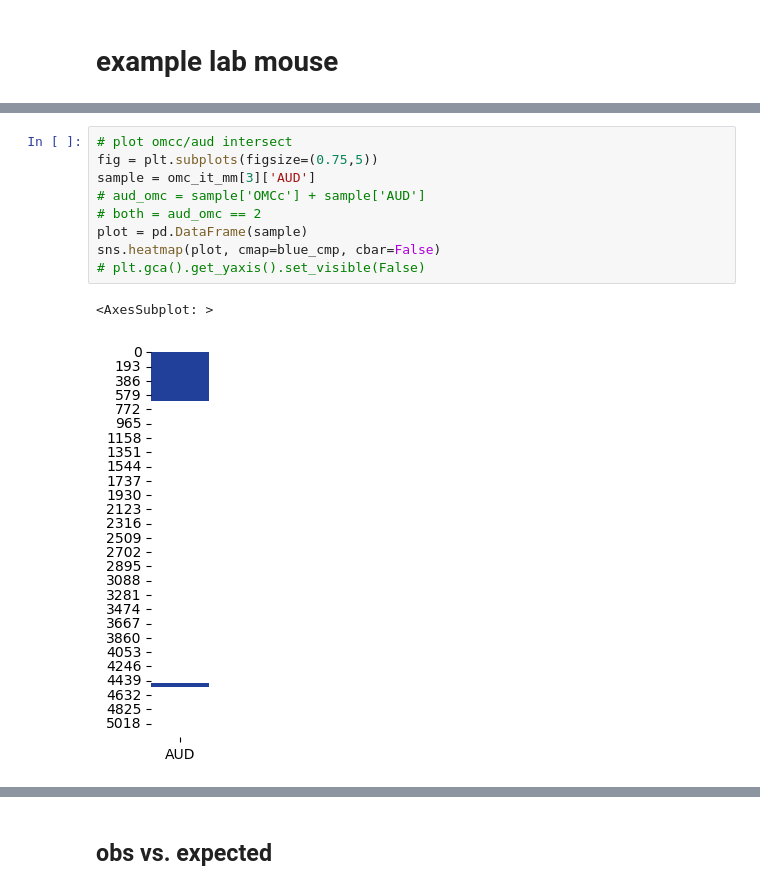
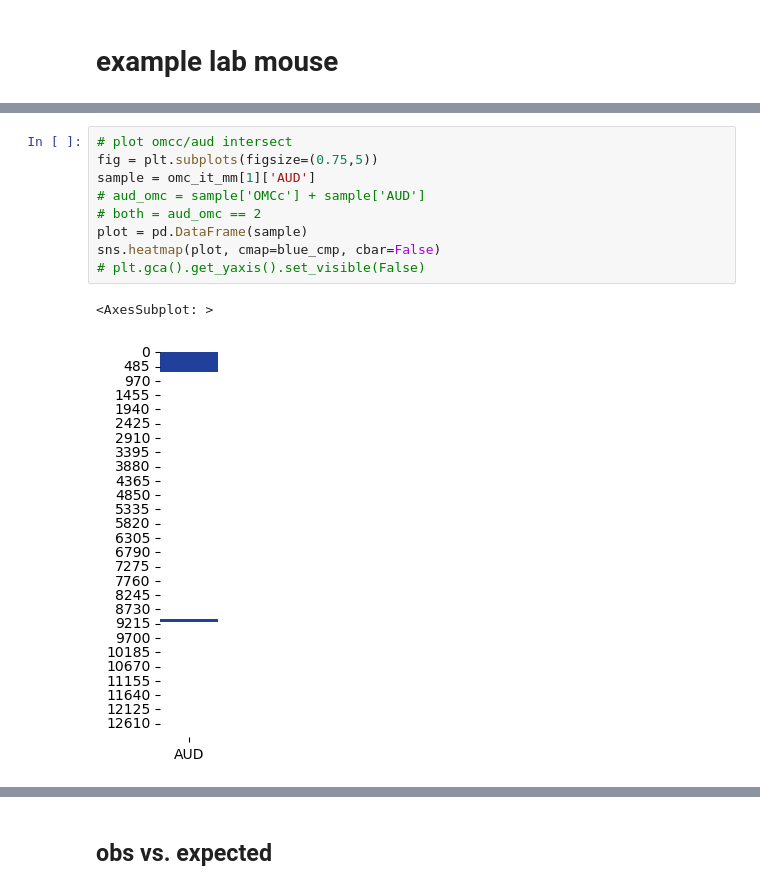
Before and after one commit to eisko/MAPseq_analysis, a Jupyter notebook: M194_M220_fig3_sc.ipynb, the cells around one changed output, grey strips where cells are left out. Drawn from its saved outputs; the diff is of its cells as text.

Commit message:
figure 3 updates!

```diff
--- a/M194_M220_fig3_sc.ipynb
+++ b/M194_M220_fig3_sc.ipynb
@@ -167,15 +167,15 @@ plt.gca().get_yaxis().set_visible(False)
 # %%
 # plot omcc/aud intersect
 fig = plt.subplots(figsize=(0.75,5))
-sample = omc_it_mm[3]['AUD']
+sample = omc_it_mm[1]['AUD']
 # aud_omc = sample['OMCc'] + sample['AUD']
 # both = aud_omc == 2
 plot = pd.DataFrame(sample)
 sns.heatmap(plot, cmap=blue_cmp, cbar=False)
 # plt.gca().get_yaxis().set_visible(False)
 # %% [output]
 <AxesSubplot: >
-[figure, old version]
+[figure, new version]
 # %%
 # plot omcc/aud intersect
 fig = plt.subplots(figsize=(0.75,5))
```
Also changed, not shown: parts of 15 cells of this notebook, 1 other file.
